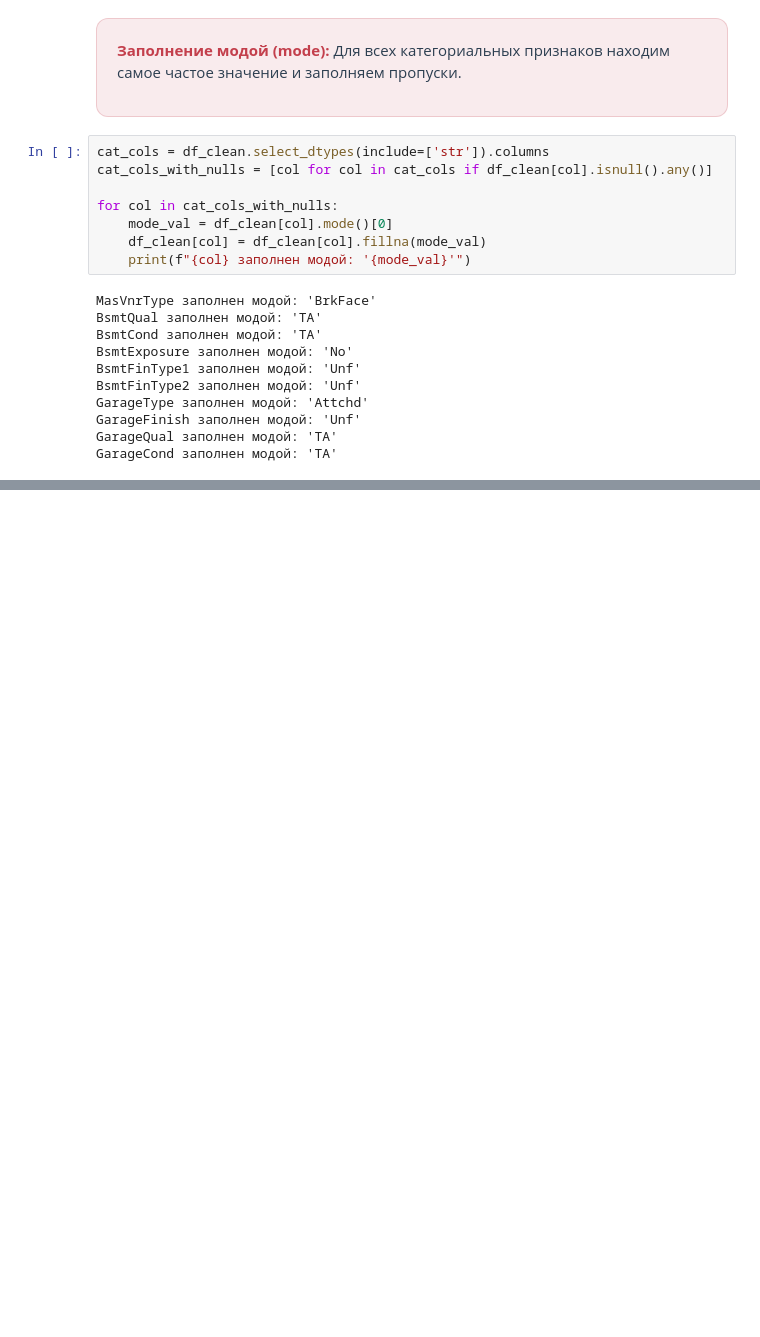
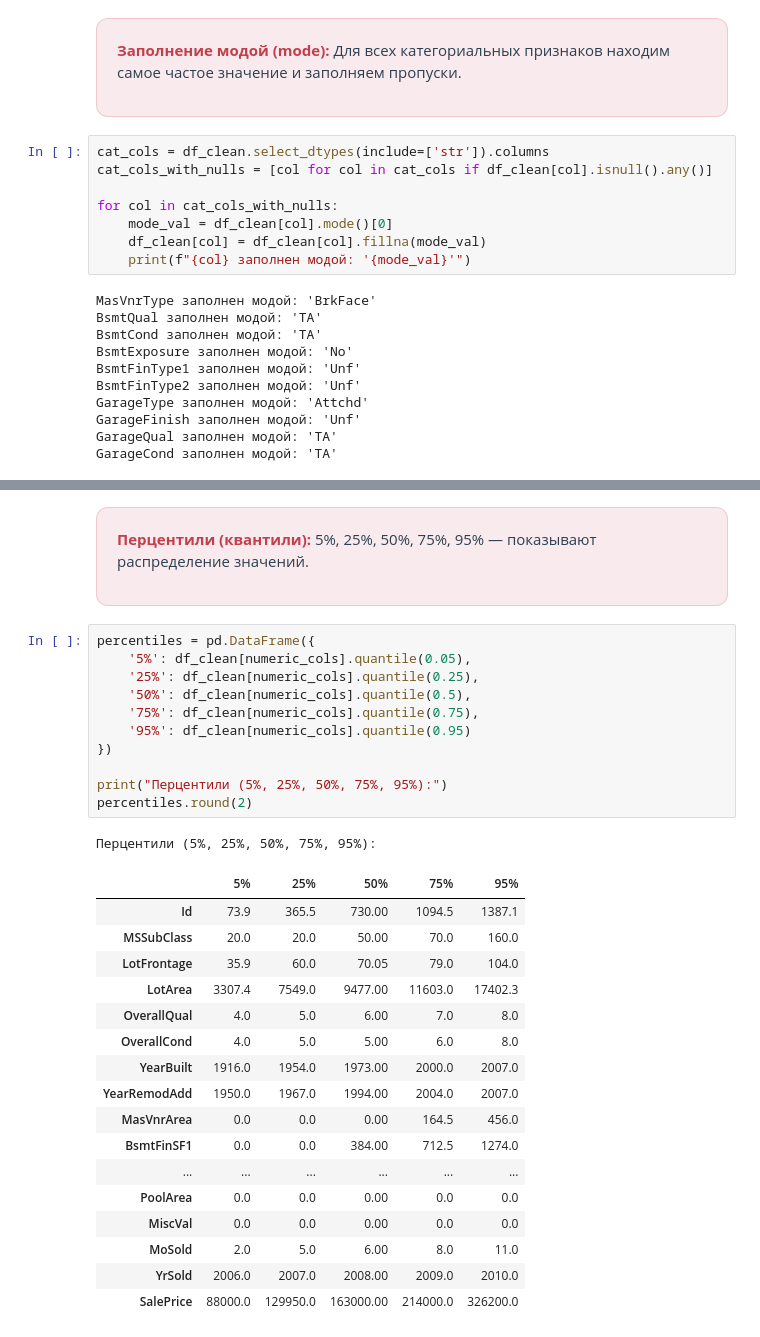
Before and after one commit to maria11-lab/Ml_course_homework, a Jupyter notebook: hw02_/hw02_data.ipynb, the cells around one changed output, grey strips where cells are left out. Saved outputs shown, nothing was run; the diff lists cells and outputs as text; blank space fills up the shorter version.

```diff
--- a/hw02_/hw02_data.ipynb
+++ b/hw02_/hw02_data.ipynb
@@ -272,0 +332,36 @@ GarageCond заполнен модой: 'TA'
+# %% [markdown]
+<div style="padding: 20px; border-radius: 12px; border-left: 5px solid #C33F4C; margin: 15px 0; background: rgba(195, 63, 76, 0.1); backdrop-filter: blur(5px); box-shadow: 0 5px 15px rgba(0,0,0,0.08); border: 1px solid rgba(195, 63, 76, 0.2);">
+ <p style="font-size: 15px; line-height: 1.5; color: #2c3e50; margin: 0;">
+   <b style="color: #C33F4C;">Перцентили (квантили):</b> 5%, 25%, 50%, 75%, 95% — показывают распределение значений.
+ </p>
+</div>
+# %%
+percentiles = pd.DataFrame({
+    '5%': df_clean[numeric_cols].quantile(0.05),
+    '25%': df_clean[numeric_cols].quantile(0.25),
+    '50%': df_clean[numeric_cols].quantile(0.5),
+    '75%': df_clean[numeric_cols].quantile(0.75),
+    '95%': df_clean[numeric_cols].quantile(0.95)
+})
+
+print("Перцентили (5%, 25%, 50%, 75%, 95%):")
+percentiles.round(2)
+# %% [output]
+Перцентили (5%, 25%, 50%, 75%, 95%):
+|  | 5% | 25% | 50% | 75% | 95% |
+| Id | 73.9 | 365.5 | 730.00 | 1094.5 | 1387.1 |
+| MSSubClass | 20.0 | 20.0 | 50.00 | 70.0 | 160.0 |
+| LotFrontage | 35.9 | 60.0 | 70.05 | 79.0 | 104.0 |
+| LotArea | 3307.4 | 7549.0 | 9477.00 | 11603.0 | 17402.3 |
+| OverallQual | 4.0 | 5.0 | 6.00 | 7.0 | 8.0 |
+| OverallCond | 4.0 | 5.0 | 5.00 | 6.0 | 8.0 |
+| YearBuilt | 1916.0 | 1954.0 | 1973.00 | 2000.0 | 2007.0 |
+| YearRemodAdd | 1950.0 | 1967.0 | 1994.00 | 2004.0 | 2007.0 |
+| MasVnrArea | 0.0 | 0.0 | 0.00 | 164.5 | 456.0 |
+| BsmtFinSF1 | 0.0 | 0.0 | 384.00 | 712.5 | 1274.0 |
+| ... | ... | ... | ... | ... | ... |
+| PoolArea | 0.0 | 0.0 | 0.00 | 0.0 | 0.0 |
+| MiscVal | 0.0 | 0.0 | 0.00 | 0.0 | 0.0 |
+| MoSold | 2.0 | 5.0 | 6.00 | 8.0 | 11.0 |
+| YrSold | 2006.0 | 2007.0 | 2008.00 | 2009.0 | 2010.0 |
+| SalePrice | 88000.0 | 129950.0 | 163000.00 | 214000.0 | 326200.0 |
```
Also changed, not shown: parts of 10 cells of this notebook.
